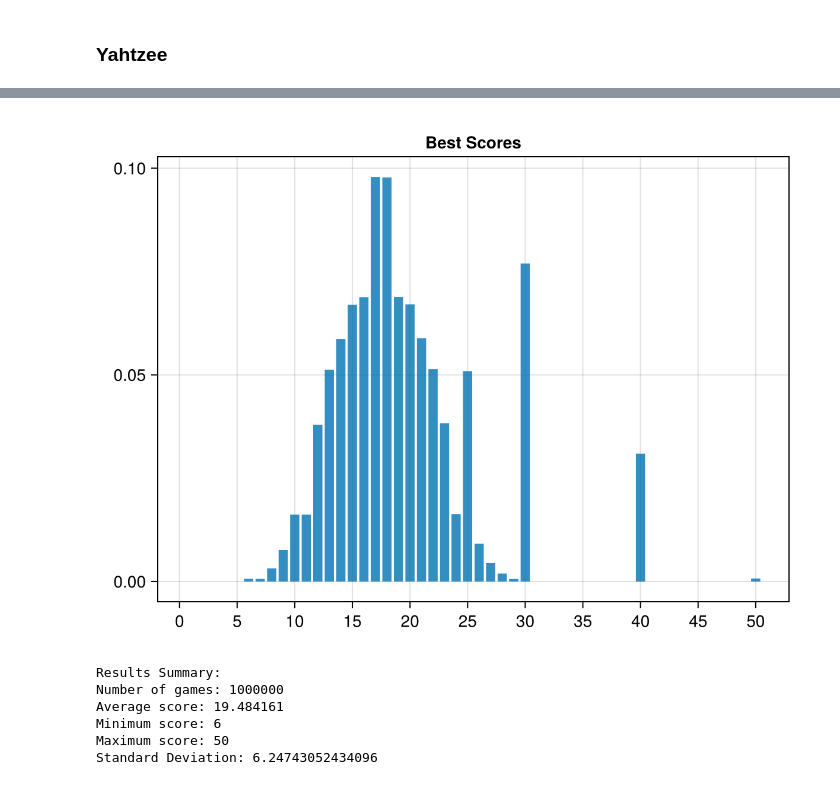
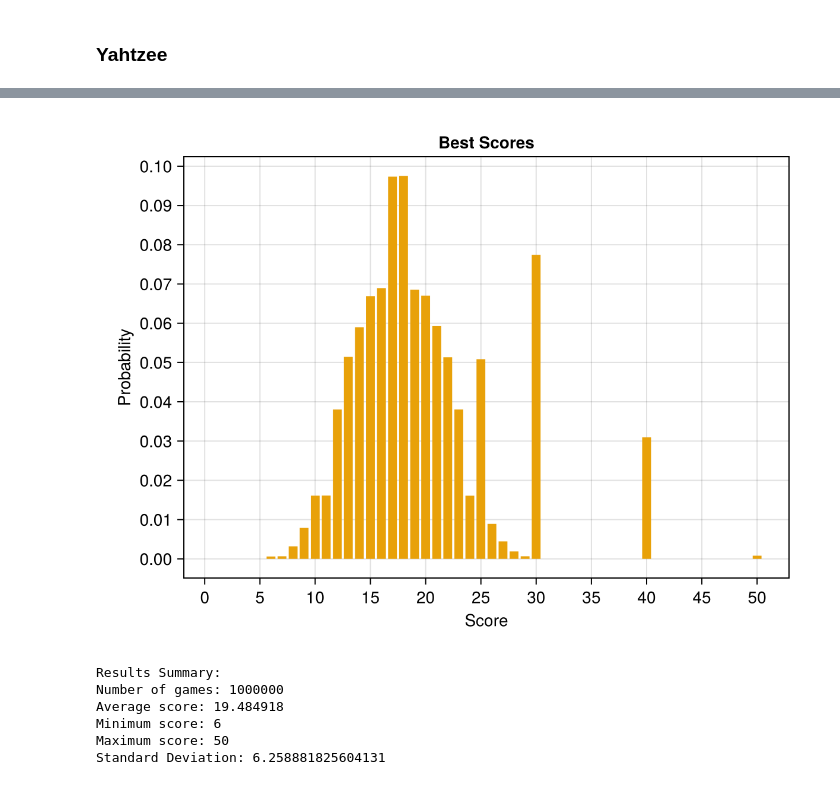
Before and after one commit to TyrianHobbs/StupidDiceTricksRepo, a Jupyter notebook: THScratchpad.ipynb, the cells around one changed output, grey strips where cells are left out. Cells and saved outputs as stored; diff of their text form; code cells hidden in the pictures.

Commit message:
Tuesday's Updates
graph generation code + another yahtzee strategy + some other tweaks

```diff
--- a/THScratchpad.ipynb
+++ b/THScratchpad.ipynb
@@ -123,24 +164,27 @@ playYahzee (generic function with 2 methods)
 # %%
-scores = Int[]
-scoretypes = String[]
+iscores = Int[]
+iscoretypes = String[]
 t = playYahtzee(1_000_000)
 s = scorePool.(t)
 for i = 1:1_000_000
-    push!(scores, s[i][1])
-    push!(scoretypes, s[i][2])
+    push!(iscores, s[i][1])
+    push!(iscoretypes, s[i][2])
 end
 # %%
-barplot(counts(scores, 50)./1_000_000,
-        axis = (xticks = 0:5:50, title = "Best Scores")
+barplot(counts(iscores, 50)./1_000_000,
+        color = "#e8a109",
+        axis = (xticks = 0:5:50, yticks = 0:0.01:1,
+        xlabel = "Score", ylabel = "Probability",
+        title = "Best Scores")
     )
 # %% [output]
-[figure, old version]
+[figure, new version]
 # %%
-analyze_results(scores)
+analyze_results(iscores)
 # %% [output]
 Results Summary:
 Number of games: 1000000
-Average score: 19.484161
+Average score: 19.484918
 Minimum score: 6
 Maximum score: 50
-Standard Deviation: 6.24743052434096
+Standard Deviation: 6.258881825604131
```
Also changed, not shown: parts of 42 cells of this notebook, 2 other files.
